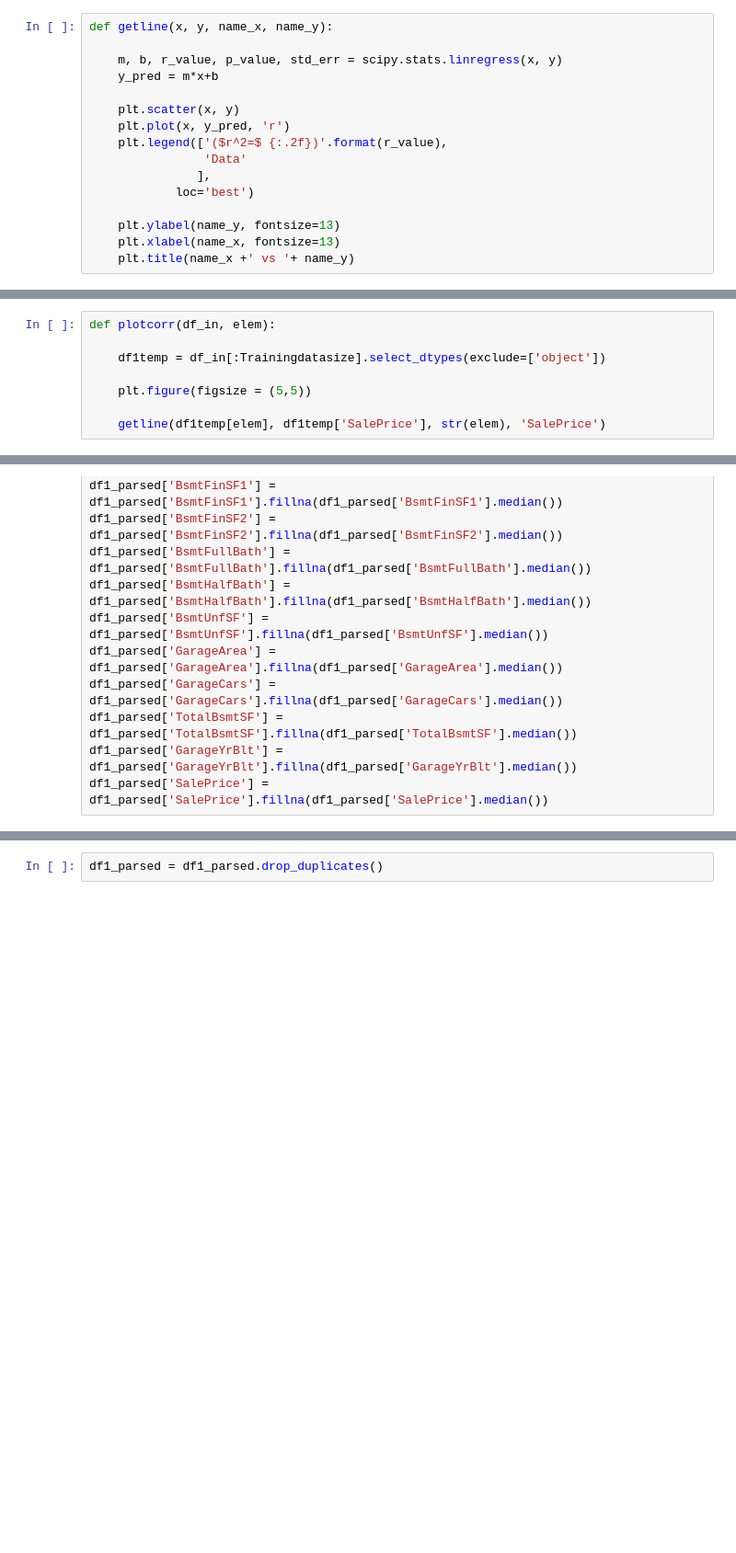
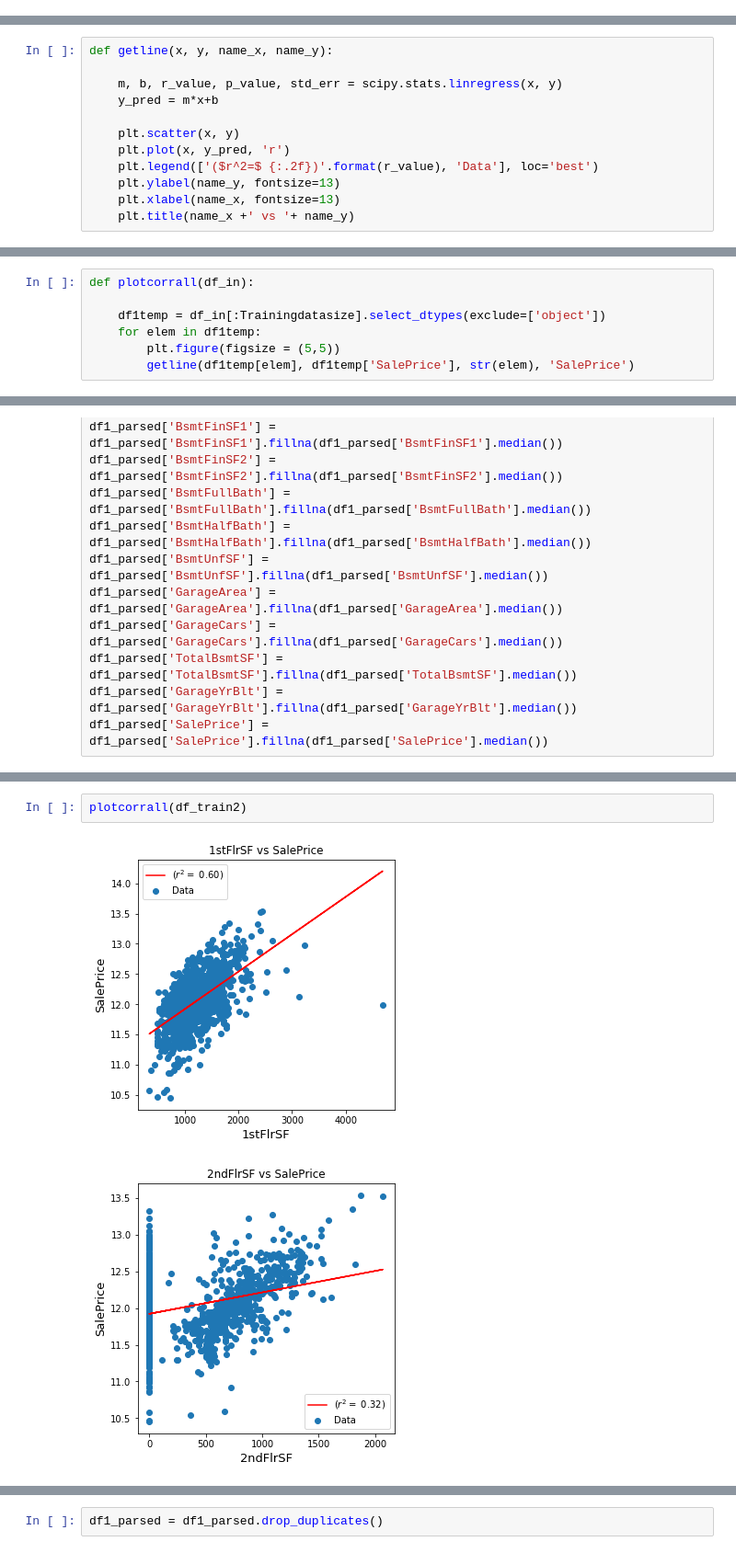
Before and after one commit to miamedra2/House-Prices, a Jupyter notebook: HackDay2.ipynb, the cells around one changed output, grey strips where cells are left out. Shown at 92% size. Drawn from its saved outputs; the diff is of its cells as text; blank space fills up the shorter version.

```diff
--- a/HackDay2.ipynb
+++ b/HackDay2.ipynb
@@ -272,22 +272,6 @@ df1.hist(bins=100, figsize=(20,30))
 plt.show()
 # %% [output]
 [figure]
-# %%
-def getline(x, y, name_x, name_y):
-
-    m, b, r_value, p_value, std_err = scipy.stats.linregress(x, y)
-    y_pred = m*x+b
-
-    plt.scatter(x, y)
-    plt.plot(x, y_pred, 'r')
-    plt.legend(['($r^2=$ {:.2f})'.format(r_value),
-                'Data'
-               ],
-            loc='best')
-
-    plt.ylabel(name_y, fontsize=13)
-    plt.xlabel(name_x, fontsize=13)
-    plt.title(name_x +' vs '+ name_y)
 # %%
 abs(df1.corr()['SalePrice'].sort_values(ascending = False))
 # %% [output]
@@ -322,3 +306,15 @@ df1['SalePrice'].hist(bins=250, figsize=(10,5))
 [figure]
 # %%
 df1_parsed = df1
+# %%
+def getline(x, y, name_x, name_y):
+
+    m, b, r_value, p_value, std_err = scipy.stats.linregress(x, y)
+    y_pred = m*x+b
+
+    plt.scatter(x, y)
+    plt.plot(x, y_pred, 'r')
+    plt.legend(['($r^2=$ {:.2f})'.format(r_value), 'Data'], loc='best')
+    plt.ylabel(name_y, fontsize=13)
+    plt.xlabel(name_x, fontsize=13)
+    plt.title(name_x +' vs '+ name_y)
@@ -325,8 +328,7 @@ df1_parsed = df1
 # %%
-def plotcorr(df_in, elem):
+def plotcorrall(df_in):
 
     df1temp = df_in[:Trainingdatasize].select_dtypes(exclude=['object'])
-
-    plt.figure(figsize = (5,5))
-
-    getline(df1temp[elem], df1temp['SalePrice'], str(elem), 'SalePrice')
+    for elem in df1temp:
+        plt.figure(figsize = (5,5))
+        getline(df1temp[elem], df1temp['SalePrice'], str(elem), 'SalePrice')
@@ -351,0 +367,5 @@ df1_parsed['SalePrice'] = df1_parsed['SalePrice'].fillna(df1_parsed['SalePrice']
+# %%
+plotcorrall(df_train2)
+# %% [output]
+[figure, added]
+[figure, added]
```
Also changed, not shown: parts of 52 cells of this notebook, 1 other file.
